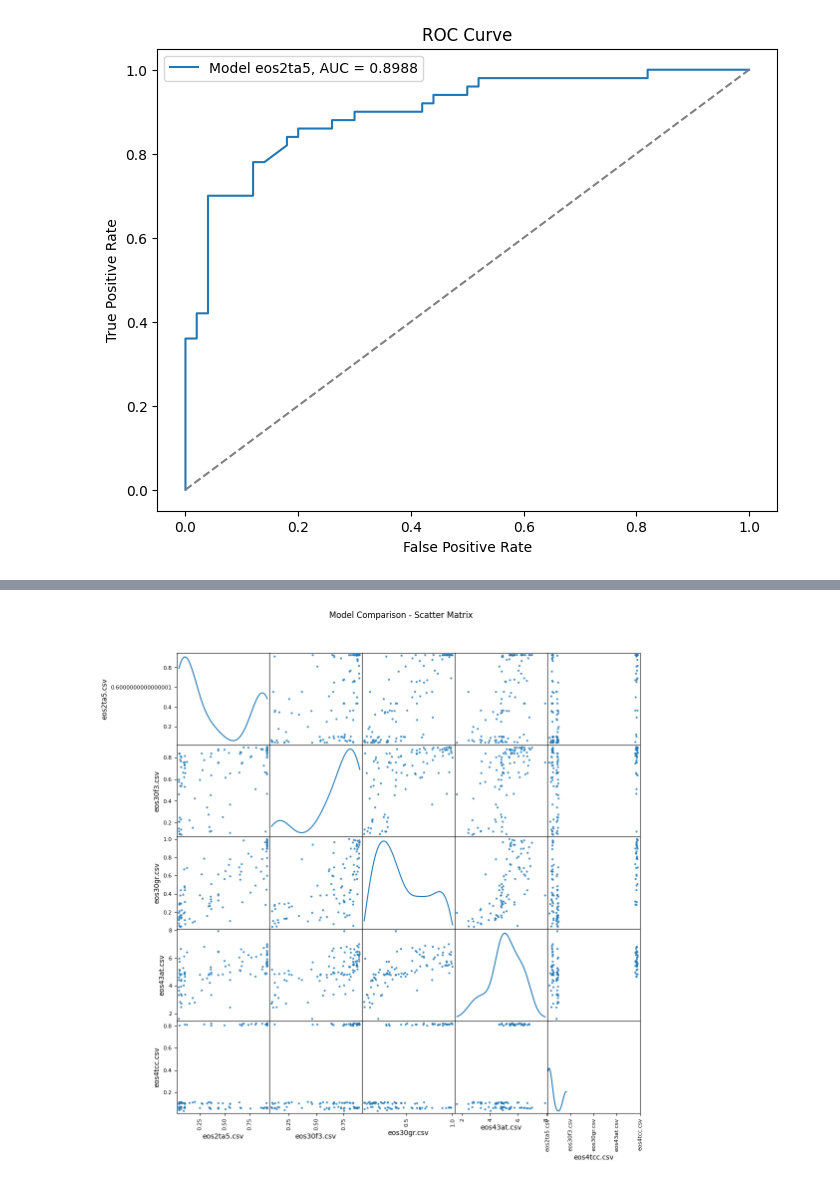
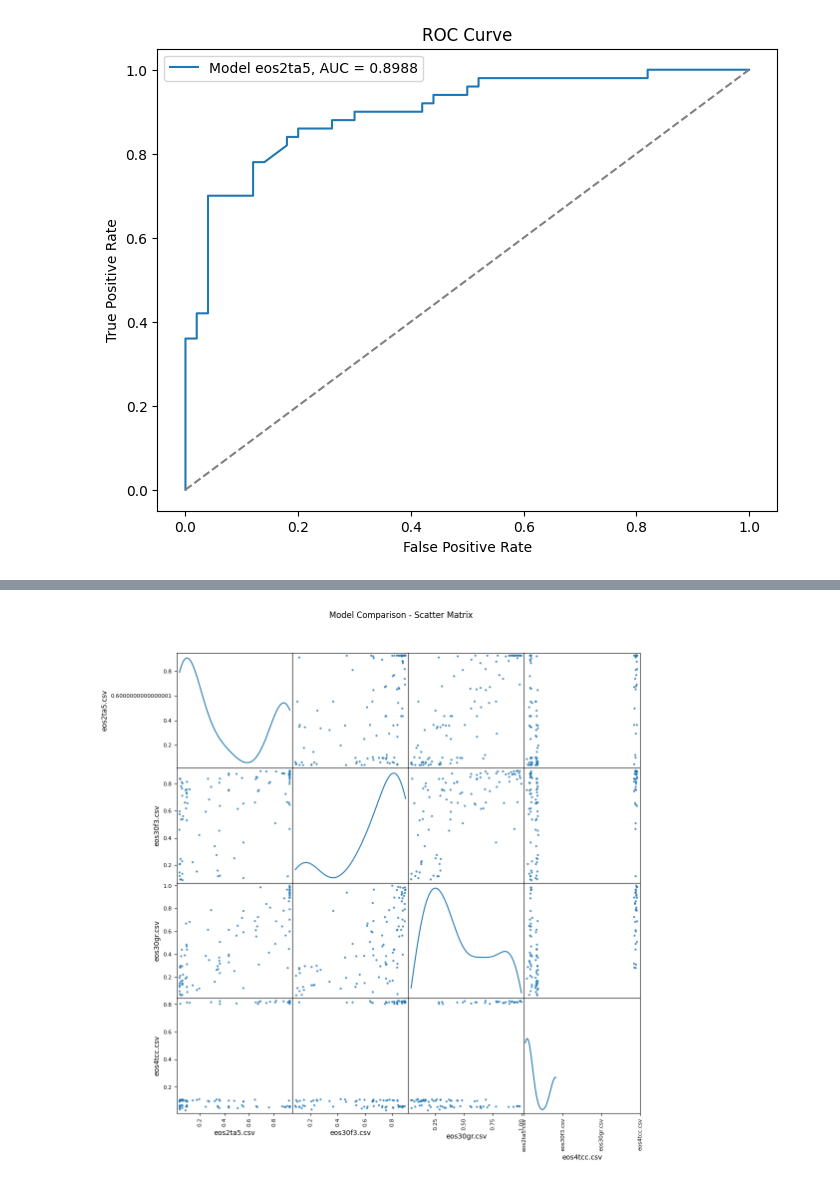
Before and after one commit to ersilia-os/model-validations, a Jupyter notebook: hERG/notebooks/01_model_evaluations.ipynb, the cells around one changed output, grey strips where cells are left out. Drawn from its saved outputs; the diff is of its cells as text; code cells hidden in the pictures.

```diff
--- a/hERG/notebooks/01_model_evaluations.ipynb
+++ b/hERG/notebooks/01_model_evaluations.ipynb
@@ -13,39 +13,3 @@ from sklearn.metrics import (
     roc_curve,
     roc_auc_score,
 )
-# %%
-# Define the dataset paths
-datasets = [
-    {'path': '../data/model_datasets/eos2ta5_processed.csv'},
-    {'path': '../data/model_datasets/eos30f3_processed.csv'},
-    {'path': '../data/model_datasets/eos4tcc_processed.csv'},
-    {'path': '../data/model_datasets/eos30gr_processed.csv'}
-]
-
-# Read datasets into a list of DataFrames
-dfs = [pd.read_csv(dataset['path']) for dataset in datasets]
-
-# Dictionary to store the results
-overlap_results = {}
-
-# Method 1: Get inchi keys common to ALL the models' datasets
-common_keys = set.intersection(*(set(df['inchikey']) for df in dfs))
-total_common_molecules = len(common_keys)
-
-for i, df in enumerate(dfs):
-    total_molecules = len(df)
-    percentage_overlap = (total_common_molecules / total_molecules) * 100
-    overlap_results[f"Percentage overlap for {datasets[i]['path']} with all models"] = percentage_overlap
-
-# Method 2: Pairwise percentage overlap
-for i in range(len(dfs)):
-    for j in range(i + 1, len(dfs)):
-        common_keys_pairwise = set.intersection(set(dfs[i]['inchikey']), set(dfs[j]['inchikey']))
-        total_molecules_i = len(dfs[i])
-        total_molecules_j = len(dfs[j])
-        percentage_overlap_pairwise = (len(common_keys_pairwise) / min(total_molecules_i, total_molecules_j)) * 100
-        overlap_results[f"Percentage overlap between {datasets[i]['path']} and {datasets[j]['path']}"] = percentage_overlap_pairwise
-
-# Display the results
-for key, value in overlap_results.items():
-    print(f"{key}: {value:.2f}%")
@@ -259,37 +194,36 @@ import matplotlib.pyplot as plt
 
 # List of CSV file paths for each model
 csv_files = ["../data/predictions_data/prediction_eos2ta5.csv", "../data/predictions_data/prediction_eos30f3.csv",
-             "../data/predictions_data/prediction_eos30gr.csv", "../data/predictions_data/prediction_eos43at.csv",
-             "../data/predictions_data/prediction_eos4tcc.csv"]
+             "../data/predictions_data/prediction_eos30gr.csv", "../data/predictions_data/prediction_eos4tcc.csv"]
 
 # Extract EOS model names from file paths
 eos_model_names = [os.path.basename(file).split('_')[1] for file in csv_files]
 
 # Create an empty list to store DataFrames for each model
 dfs = []
 
 # Load each CSV file into a DataFrame
 for file_path in csv_files:
     df = pd.read_csv(file_path)
     dfs.append(df['probability'])  # 'probability' is the column of interest
 
 # Create a single DataFrame with columns for each model
 result_df = pd.DataFrame(dict(zip(eos_model_names, dfs)))
 
 # Calculate correlation matrix
 correlation_matrix = result_df.corr()
 
 # Plotting scatter matrix with EOS model names
 scatter_matrix(result_df, alpha=0.8, figsize=(12, 12), diagonal='kde')
 plt.suptitle("Model Comparison - Scatter Matrix", y=0.95)
 
 # Set ticks and labels for x and y axes
 plt.xticks(range(len(eos_model_names)), eos_model_names, rotation='vertical')
 plt.yticks(range(len(eos_model_names)), eos_model_names)
 
 plt.show()
 # %% [output]
-[figure, old version]
+[figure, new version]
 # %%
 # Display correlation coefficients between each pair of models
 # Extract EOS model names from file paths
```
Also changed, not shown: parts of 4 cells of this notebook, 1 other file.
